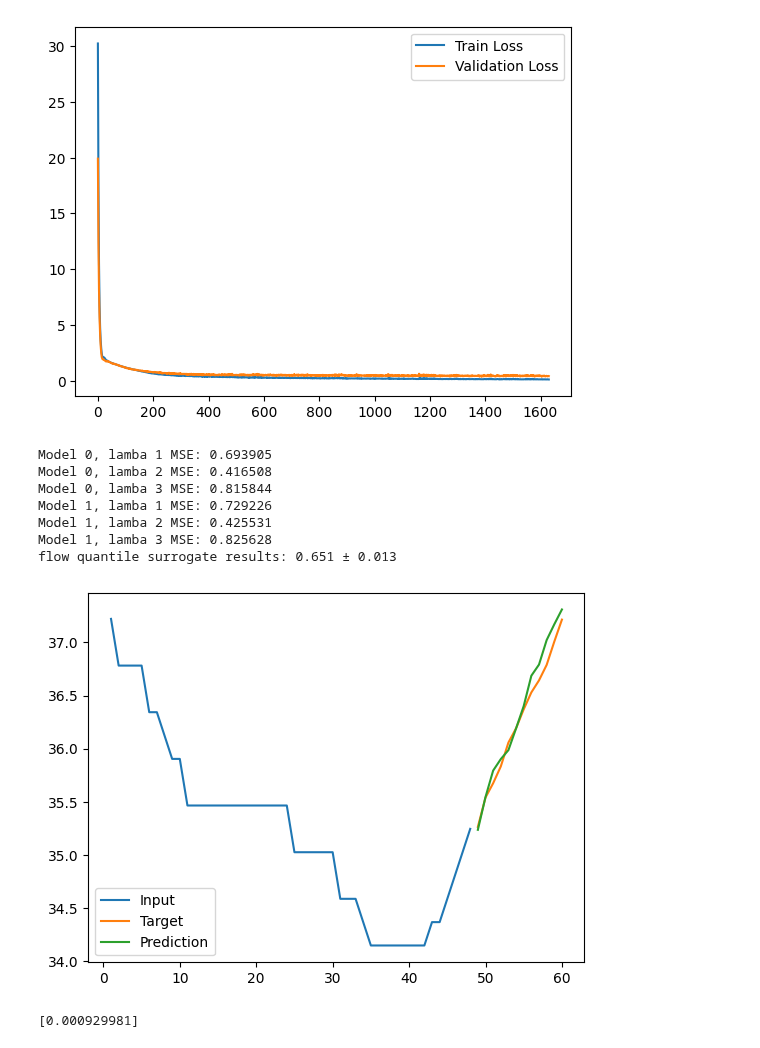
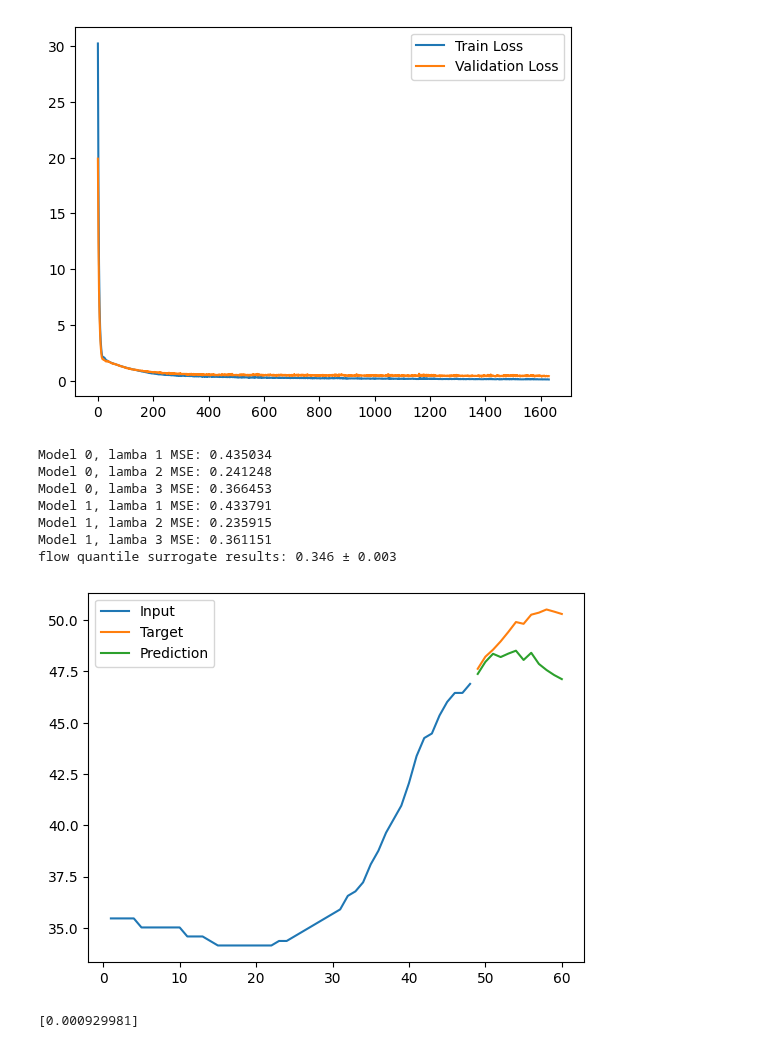
Before and after one commit to harrya32/HTI, a Jupyter notebook: rebuttal_baselines/2d_flow_matching.ipynb, the cells around one changed output. Saved outputs shown, nothing was run; the diff lists cells and outputs as text; code cells hidden in the pictures.

Commit message:
testing hti quantile regression, and testing finetuning of transport maps at inference

```diff
--- a/rebuttal_baselines/2d_flow_matching.ipynb
+++ b/rebuttal_baselines/2d_flow_matching.ipynb
@@ -1618,14 +1616,14 @@ def cfm_ett_evaluation(model, lam):
     step_size = 0.05
     T = torch.linspace(0,1,5)
     T = T.to(device=device)
-    x_init = ett_testing[0,50:,24:]
-    cond = ett_testing[0,50:,:24]
+    x_init = ett_testing[0,1450:,24:]
+    cond = ett_testing[0,1450:,:24]
     solver_0 = ODESolver(velocity_model=model)
     sol_0 = solver_0.sample(time_grid=T, x_init=x_init, cond=cond, method='midpoint', step_size=step_size, return_intermediates=True)
 
     mses = []
-    for i in range(450):
-        mse = ett_testing[lam][50+i][24:].cpu().numpy() - sol_0[lam][i].cpu().numpy()
+    for i in range(50):
+        mse = ett_testing[lam][1450+i][24:].cpu().numpy() - sol_0[lam][i].cpu().numpy()
         mses.append(np.mean(mse**2))
 
     return np.mean(mses)
@@ -1975,16 +1974,16 @@ ett_quantile_testing = quantile_test_data_gen()
 
 def cfm_quantile_ett_evaluation(model, lam):
     step_size = 0.05
-    T = torch.linspace(0,1,5)
+    T = torch.tensor([0, 0.15/0.8, 0.5, 0.65/0.8, 1])
     T = T.to(device=device)
-    x_init = ett_quantile_testing[0,1200:,48:]
-    cond = ett_quantile_testing[0,1200:,:48]
+    x_init = ett_quantile_testing[0,:1200,48:]
+    cond = ett_quantile_testing[0,:1200,:48]
     solver_0 = ODESolver(velocity_model=model)
     sol_0 = solver_0.sample(time_grid=T, x_init=x_init, cond=cond, method='midpoint', step_size=step_size, return_intermediates=True)
 
     mses = []
-    for i in range(135):
-        mse = ett_quantile_testing[lam][1200+i][48:].cpu().numpy() - sol_0[lam][i].cpu().numpy()
+    for i in range(1200):
+        mse = ett_quantile_testing[lam][0+i][48:].cpu().numpy() - sol_0[lam][i].cpu().numpy()
         mses.append(np.mean(mse**2))
 
     return np.mean(mses)
@@ -2005,35 +2004,35 @@ for j in range(2):
 
 print_results([np.mean(i) for i in mses],'flow quantile surrogate results')
 # %% [output]
-Model 0, lamba 1 MSE: 0.693905
-Model 0, lamba 2 MSE: 0.416508
-Model 0, lamba 3 MSE: 0.815844
-Model 1, lamba 1 MSE: 0.729226
-Model 1, lamba 2 MSE: 0.425531
-Model 1, lamba 3 MSE: 0.825628
-flow quantile surrogate results: 0.651 ± 0.013
+Model 0, lamba 1 MSE: 0.435034
+Model 0, lamba 2 MSE: 0.241248
+Model 0, lamba 3 MSE: 0.366453
+Model 1, lamba 1 MSE: 0.433791
+Model 1, lamba 2 MSE: 0.235915
+Model 1, lamba 3 MSE: 0.361151
+flow quantile surrogate results: 0.346 ± 0.003
 # %%
 step_size = 0.05
-T = torch.linspace(0,1,5)
+T = torch.tensor([0, 0.15/0.8, 0.5, 0.65/0.8, 1])
 T = T.to(device=device)
 x_init = ett_quantiles[0,1200:,48:]
 cond = ett_quantiles[0,1200:,:48]
 solver_0 = ODESolver(velocity_model=wrapped_vf_0)
 sol_0 = solver_0.sample(time_grid=T, x_init=x_init, cond=cond, method='midpoint', step_size=step_size, return_intermediates=True)
 sol_0
 ett_quantile_testing[0][0]
 sol_0[0][0]
 mses = []
-quantile = 1
-for i in [0]:
+quantile = 4
+for i in [20]:
     mse = ett_quantile_testing[quantile][1200+i][48:].cpu().numpy() - sol_0[quantile][i].cpu().numpy()
     plt.plot(np.linspace(1, 48, 48), ett_quantile_testing[quantile][1200+i][:48].cpu().numpy(), label='Input')
     plt.plot(np.linspace(49, 60, 12),ett_quantile_testing[quantile][1200+i][48:].cpu().numpy(), label='Target')
     plt.plot(np.linspace(49, 60, 12),sol_0[quantile][i].cpu().numpy(), label='Prediction')
     plt.legend()
     mses.append(np.mean(mse**2))
 # %% [output]
-[figure, old version]
+[figure, new version]
 # %%
 mses
 # %% [output]
```
Also changed, not shown: parts of 3 cells of this notebook, 45 other files.
